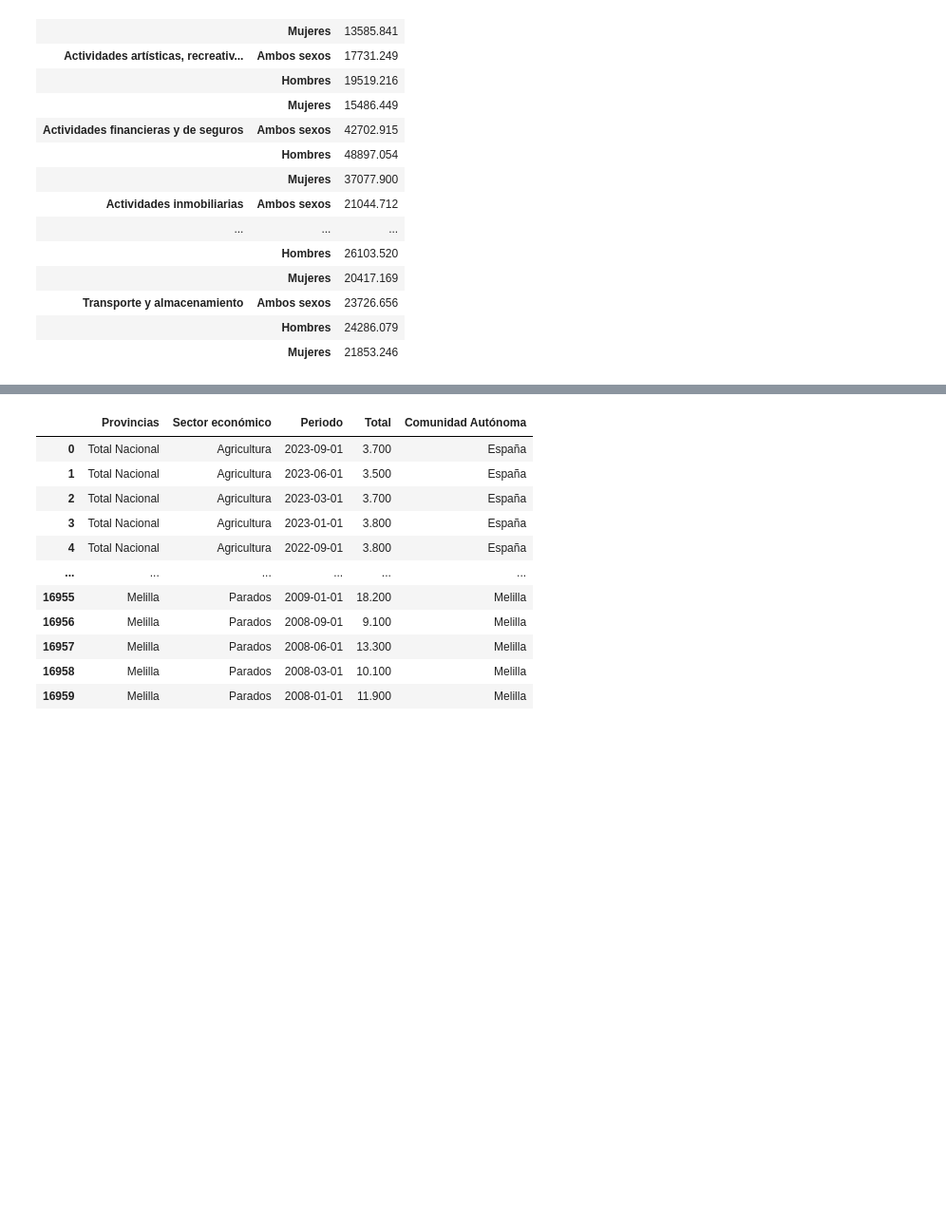
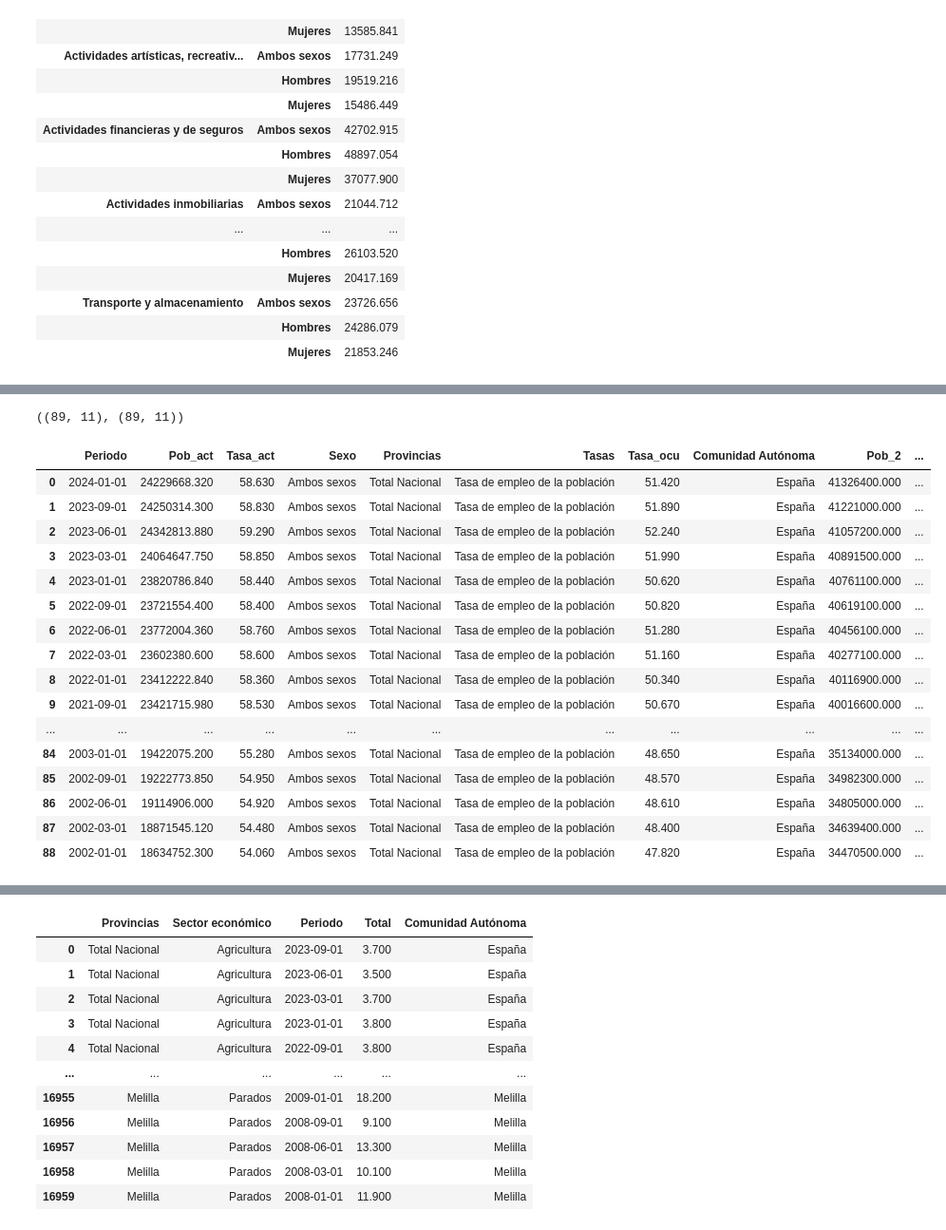
Before and after one commit to Gbau11/Empleo-Espa-a, a Jupyter notebook: code/paro_actividad.ipynb, the cells around one changed output, grey strips where cells are left out. Shown: that part at 95% size. Saved outputs shown, nothing was run; the diff lists cells and outputs as text; code cells hidden in the pictures; blank space fills up the shorter version.

```diff
--- a/code/paro_actividad.ipynb
+++ b/code/paro_actividad.ipynb
@@ -1484,0 +1398,3 @@ tabla['trimestre'] = tabla['trimestre'].astype(int)
+# %%
+ultimo_act['Pob_act'] = ultimo_act['Pob_2']*ultimo_act['Total']/100
+ultimo_ocu['Pob_ocu'] = ultimo_ocu['Pob_2']*ultimo_ocu['Total']/100
@@ -1484,0 +1412,31 @@ tabla['trimestre'] = tabla['trimestre'].astype(int)
+# %%
+ultimo_act.shape, ultimo_ocu.shape
+# %% [output]
+((89, 11), (89, 11))
+# %%
+ultimo_ocu = ultimo_ocu.rename(columns={'Total':'Tasa_ocu'})
+# %%
+ultimo_act = ultimo_act[['Periodo','Pob_act','Total']]
+ultimo_act = ultimo_act.rename(columns={'Total':'Tasa_act'})
+# %%
+ultimo_act_ocu = pd.merge(ultimo_act, ultimo_ocu, on='Periodo')
+# %%
+ultimo_act_ocu
+# %% [output]
+|  | Periodo | Pob_act | Tasa_act | Sexo | Provincias | Tasas | Tasa_ocu | Comunidad Autónoma | Pob_2 | ... |
+| 0 | 2024-01-01 | 24229668.320 | 58.630 | Ambos sexos | Total Nacional | Tasa de empleo de la población | 51.420 | España | 41326400.000 | ... |
+| 1 | 2023-09-01 | 24250314.300 | 58.830 | Ambos sexos | Total Nacional | Tasa de empleo de la población | 51.890 | España | 41221000.000 | ... |
+| 2 | 2023-06-01 | 24342813.880 | 59.290 | Ambos sexos | Total Nacional | Tasa de empleo de la población | 52.240 | España | 41057200.000 | ... |
+| 3 | 2023-03-01 | 24064647.750 | 58.850 | Ambos sexos | Total Nacional | Tasa de empleo de la población | 51.990 | España | 40891500.000 | ... |
+| 4 | 2023-01-01 | 23820786.840 | 58.440 | Ambos sexos | Total Nacional | Tasa de empleo de la población | 50.620 | España | 40761100.000 | ... |
+| 5 | 2022-09-01 | 23721554.400 | 58.400 | Ambos sexos | Total Nacional | Tasa de empleo de la población | 50.820 | España | 40619100.000 | ... |
+| 6 | 2022-06-01 | 23772004.360 | 58.760 | Ambos sexos | Total Nacional | Tasa de empleo de la población | 51.280 | España | 40456100.000 | ... |
+| 7 | 2022-03-01 | 23602380.600 | 58.600 | Ambos sexos | Total Nacional | Tasa de empleo de la población | 51.160 | España | 40277100.000 | ... |
+| 8 | 2022-01-01 | 23412222.840 | 58.360 | Ambos sexos | Total Nacional | Tasa de empleo de la población | 50.340 | España | 40116900.000 | ... |
+| 9 | 2021-09-01 | 23421715.980 | 58.530 | Ambos sexos | Total Nacional | Tasa de empleo de la población | 50.670 | España | 40016600.000 | ... |
+| ... | ... | ... | ... | ... | ... | ... | ... | ... | ... | ... |
+| 84 | 2003-01-01 | 19422075.200 | 55.280 | Ambos sexos | Total Nacional | Tasa de empleo de la población | 48.650 | España | 35134000.000 | ... |
+| 85 | 2002-09-01 | 19222773.850 | 54.950 | Ambos sexos | Total Nacional | Tasa de empleo de la población | 48.570 | España | 34982300.000 | ... |
+| 86 | 2002-06-01 | 19114906.000 | 54.920 | Ambos sexos | Total Nacional | Tasa de empleo de la población | 48.610 | España | 34805000.000 | ... |
+| 87 | 2002-03-01 | 18871545.120 | 54.480 | Ambos sexos | Total Nacional | Tasa de empleo de la población | 48.400 | España | 34639400.000 | ... |
+| 88 | 2002-01-01 | 18634752.300 | 54.060 | Ambos sexos | Total Nacional | Tasa de empleo de la población | 47.820 | España | 34470500.000 | ... |
```
Also changed, not shown: parts of 78 cells of this notebook, 1 other file.
